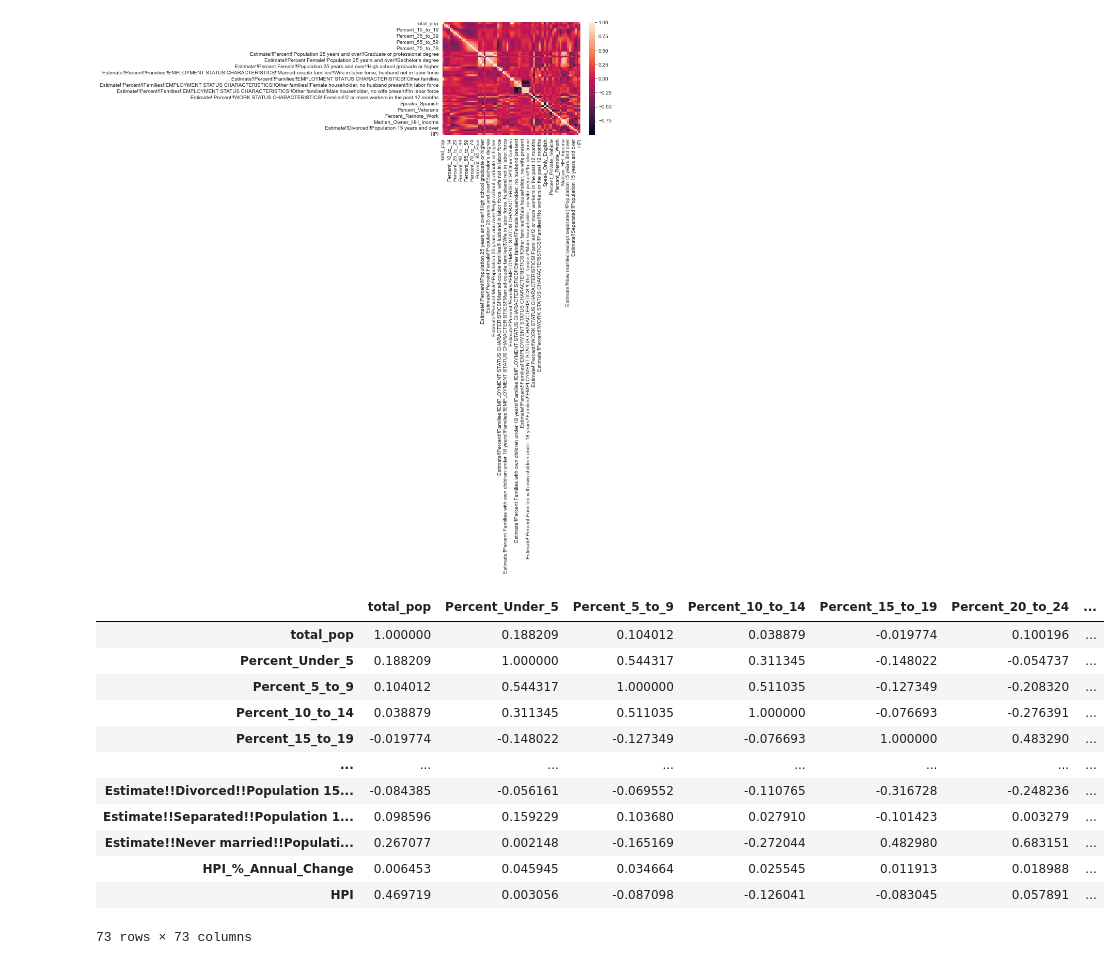
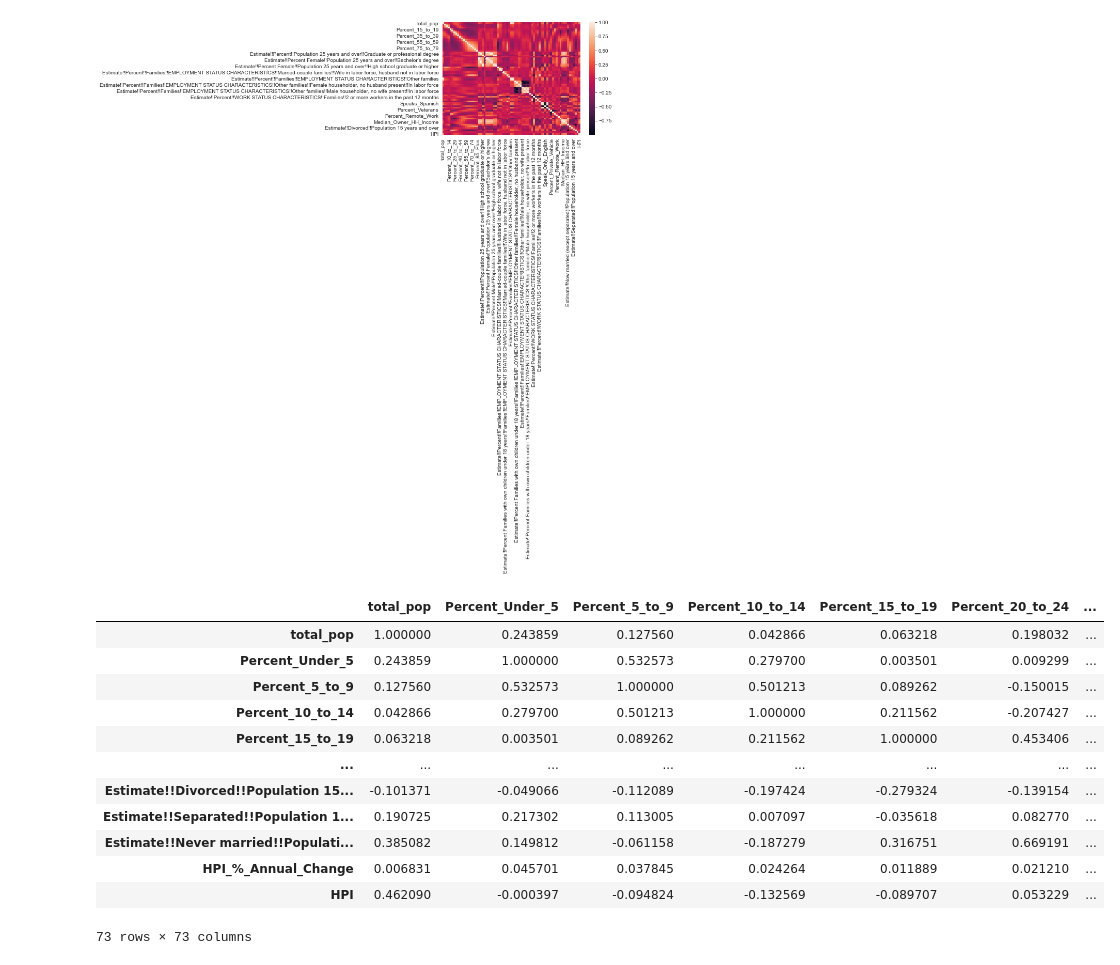
Before and after one commit to MLondon1027/Relocation_Recommender_System, a Jupyter notebook: Real_Estate_Recommender.ipynb, the cells around one changed output. Drawn from its saved outputs; the diff is of its cells as text; code cells hidden in the pictures.

```diff
--- a/Real_Estate_Recommender.ipynb
+++ b/Real_Estate_Recommender.ipynb
@@ -783,19 +783,19 @@ sns.heatmap(corr)
 <matplotlib.axes._subplots.AxesSubplot at 0x...>
 [figure]
 # %%
-corr = final.corr()
+corr = final_del_nans.corr()
 corr
 # %% [output]
 |  | total_pop | Percent_Under_5 | Percent_5_to_9 | Percent_10_to_14 | Percent_15_to_19 | Percent_20_to_24 | ... |
-| total_pop | 1.000000 | 0.188209 | 0.104012 | 0.038879 | -0.019774 | 0.100196 | ... |
-| Percent_Under_5 | 0.188209 | 1.000000 | 0.544317 | 0.311345 | -0.148022 | -0.054737 | ... |
-| Percent_5_to_9 | 0.104012 | 0.544317 | 1.000000 | 0.511035 | -0.127349 | -0.208320 | ... |
-| Percent_10_to_14 | 0.038879 | 0.311345 | 0.511035 | 1.000000 | -0.076693 | -0.276391 | ... |
-| Percent_15_to_19 | -0.019774 | -0.148022 | -0.127349 | -0.076693 | 1.000000 | 0.483290 | ... |
+| total_pop | 1.000000 | 0.243859 | 0.127560 | 0.042866 | 0.063218 | 0.198032 | ... |
+| Percent_Under_5 | 0.243859 | 1.000000 | 0.532573 | 0.279700 | 0.003501 | 0.009299 | ... |
+| Percent_5_to_9 | 0.127560 | 0.532573 | 1.000000 | 0.501213 | 0.089262 | -0.150015 | ... |
+| Percent_10_to_14 | 0.042866 | 0.279700 | 0.501213 | 1.000000 | 0.211562 | -0.207427 | ... |
+| Percent_15_to_19 | 0.063218 | 0.003501 | 0.089262 | 0.211562 | 1.000000 | 0.453406 | ... |
 | ... | ... | ... | ... | ... | ... | ... | ... |
-| Estimate!!Divorced!!Population 15... | -0.084385 | -0.056161 | -0.069552 | -0.110765 | -0.316728 | -0.248236 | ... |
-| Estimate!!Separated!!Population 1... | 0.098596 | 0.159229 | 0.103680 | 0.027910 | -0.101423 | 0.003279 | ... |
-| Estimate!!Never married!!Populati... | 0.267077 | 0.002148 | -0.165169 | -0.272044 | 0.482980 | 0.683151 | ... |
-| HPI_%_Annual_Change | 0.006453 | 0.045945 | 0.034664 | 0.025545 | 0.011913 | 0.018988 | ... |
-| HPI | 0.469719 | 0.003056 | -0.087098 | -0.126041 | -0.083045 | 0.057891 | ... |
+| Estimate!!Divorced!!Population 15... | -0.101371 | -0.049066 | -0.112089 | -0.197424 | -0.279324 | -0.139154 | ... |
+| Estimate!!Separated!!Population 1... | 0.190725 | 0.217302 | 0.113005 | 0.007097 | -0.035618 | 0.082770 | ... |
+| Estimate!!Never married!!Populati... | 0.385082 | 0.149812 | -0.061158 | -0.187279 | 0.316751 | 0.669191 | ... |
+| HPI_%_Annual_Change | 0.006831 | 0.045701 | 0.037845 | 0.024264 | 0.011889 | 0.021210 | ... |
+| HPI | 0.462090 | -0.000397 | -0.094824 | -0.132569 | -0.089707 | 0.053229 | ... |
 73 rows × 73 columns
```
Also changed, not shown: parts of 6 cells of this notebook.
